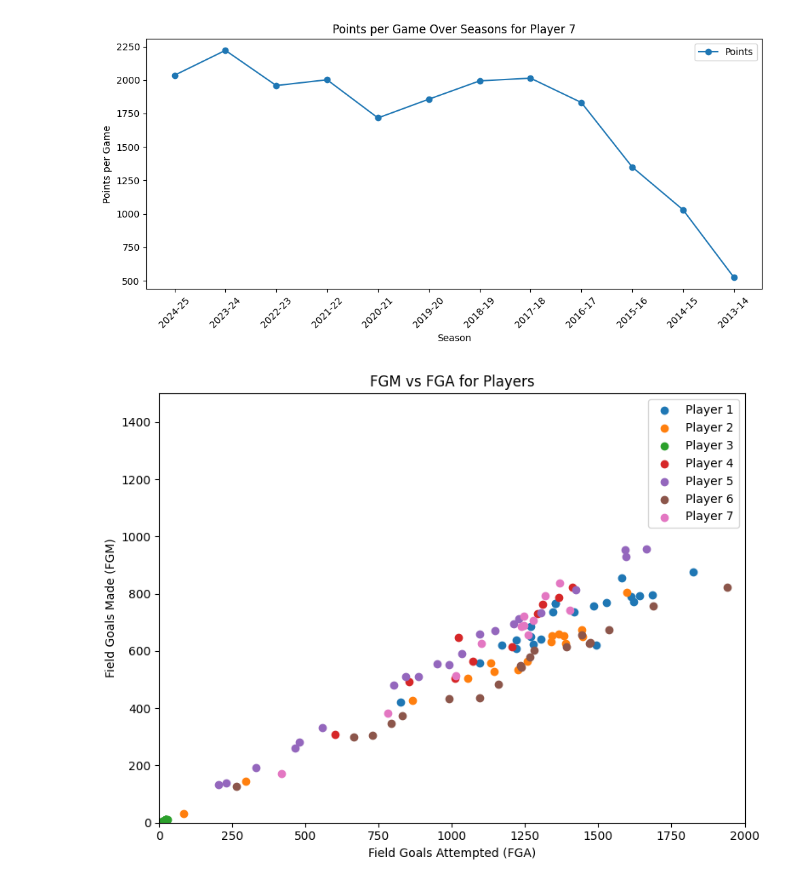
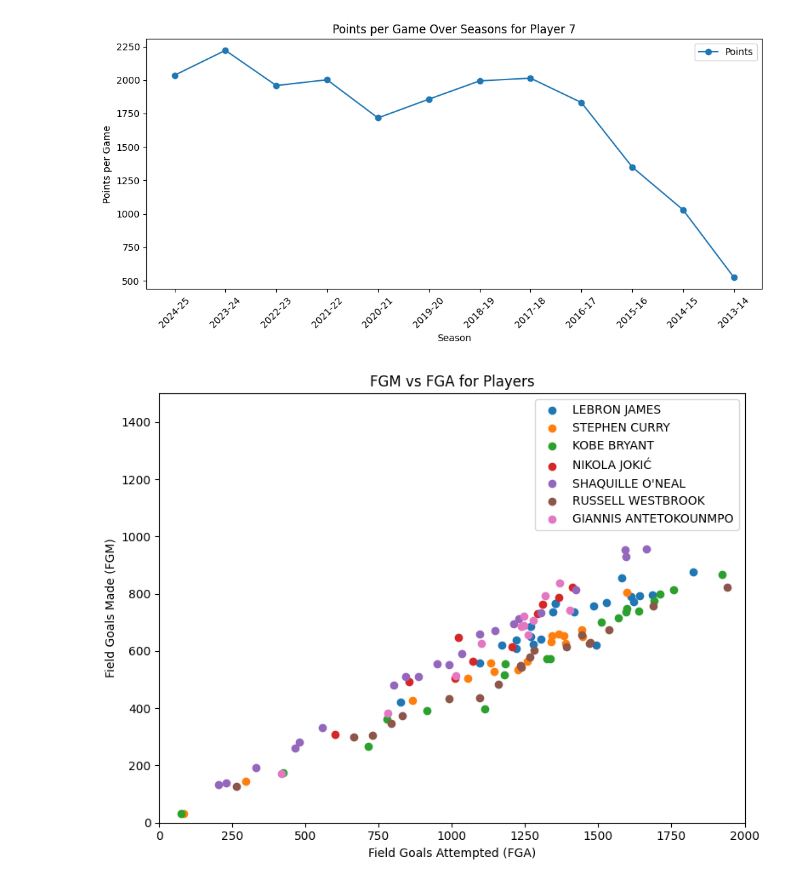
Before and after one commit to jfiel5/310-Final-Project, a Jupyter notebook: Untitled-1_sam.ipynb, the cells around one changed output. Saved outputs shown, nothing was run; the diff lists cells and outputs as text; code cells hidden in the pictures.

```diff
--- a/Untitled-1_sam.ipynb
+++ b/Untitled-1_sam.ipynb
@@ -48,7 +48,7 @@ driver = webdriver.Chrome(service=service, options=options)
 players = [
     "https://www.nba.com/stats/player/2544?SeasonType=Regular+Season&PerMode=Totals",
     "https://www.nba.com/stats/player/201939?PerMode=Totals",
-    "https://www.nba.com/stats/player/977/career",
+    "https://www.nba.com/stats/player/977/career?PerMode=Totals",
     "https://www.nba.com/stats/player/203999?SeasonType=Regular+Season&PerMode=Totals",
     "https://www.nba.com/stats/player/406/career?PerMode=Totals",
     "https://www.nba.com/stats/player/201566?SeasonType=Regular+Season&PerMode=Totals",
@@ -58,11 +58,12 @@ players = [
 # Will hold your DataFrames if you need them after the loop
 all_dfs = {}
 sheets = []
+names = []
 
 for url in players:
     driver.get(url)
     # give JS time to render the table
-    time.sleep(6)
+    time.sleep(5)
 
     # pull in the rendered DOM
     soup = BeautifulSoup(driver.page_source, "html.parser")
@@ -77,13 +78,17 @@ for url in players:
     df = pd.read_html(str(table))[0]
 
     # extract the player ID from the URL for naming
-    name = driver.find_element(By.CLASS_NAME, "PlayerSummary_playerNameText___MhqC").text
+    name = str(driver.find_element(By.CLASS_NAME, "PlayerSummary_playerNameText___MhqC").text)
+
+
+    names.append(name.replace("\n", " "))
+
 
 
     # save to CSV
     csv_name = f"player_{name}_stats.csv"
     df.to_csv(csv_name, index=False)
-    print(f"✔️ Saved main table for player {name} to {csv_name}")
+    print(f"Saved main table for player {name} to {csv_name}")
     sheets.append(csv_name)
 
     # stash the DataFrame if you need it later
@@ -293,23 +298,24 @@ for i in range(len(cleaned_sheets)):
 # %%
 plt.figure(figsize=(8, 6))
 
 for i, df in enumerate(cleaned_sheets, start=1):
     # Make sure FGA/FGM are numeric
     x = pd.to_numeric(df['FGA'], errors='coerce')
     y = pd.to_numeric(df['FGM'], errors='coerce')
 
-    plt.scatter(x, y, label=f'Player {i}')
+
+    plt.scatter(x, y, label= names[(i-1)])
 
 plt.xlabel('Field Goals Attempted (FGA)')
 plt.ylabel('Field Goals Made (FGM)')
 plt.title('FGM vs FGA for Players')
 plt.xlim(0, 2000)
 plt.ylim(0, 1500)
 plt.legend()
 plt.tight_layout()
 plt.show()
 # %% [output]
-[figure, old version]
+[figure, new version]
 # %%
 plt.figure(figsize=(8, 6))
 
```
Also changed, not shown: parts of 2 cells of this notebook, 2 other files.
